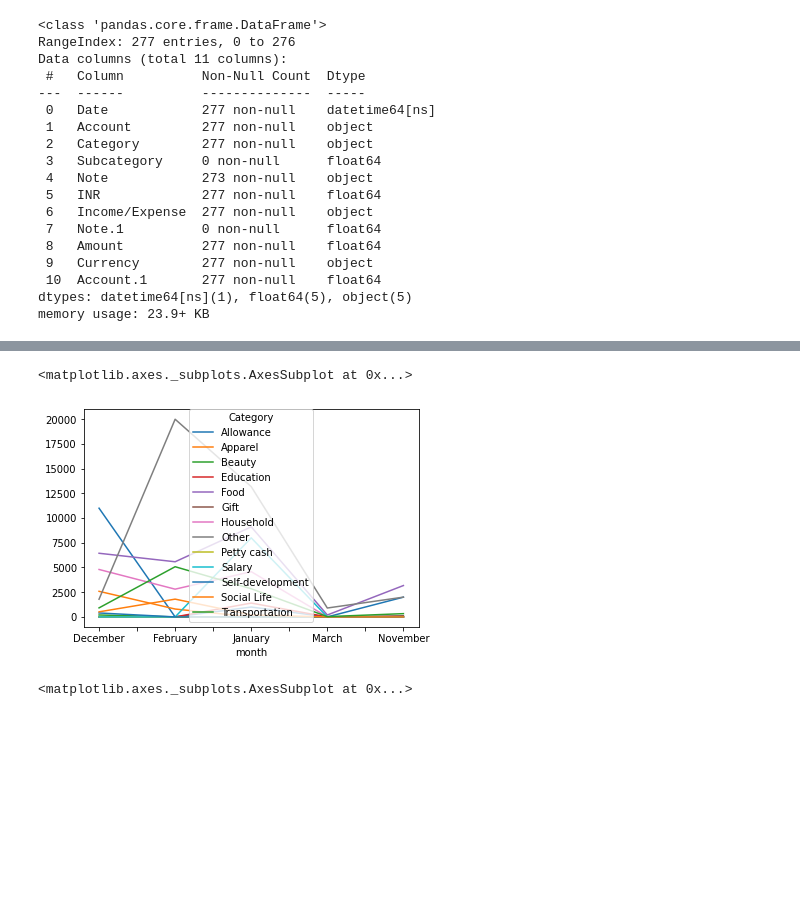
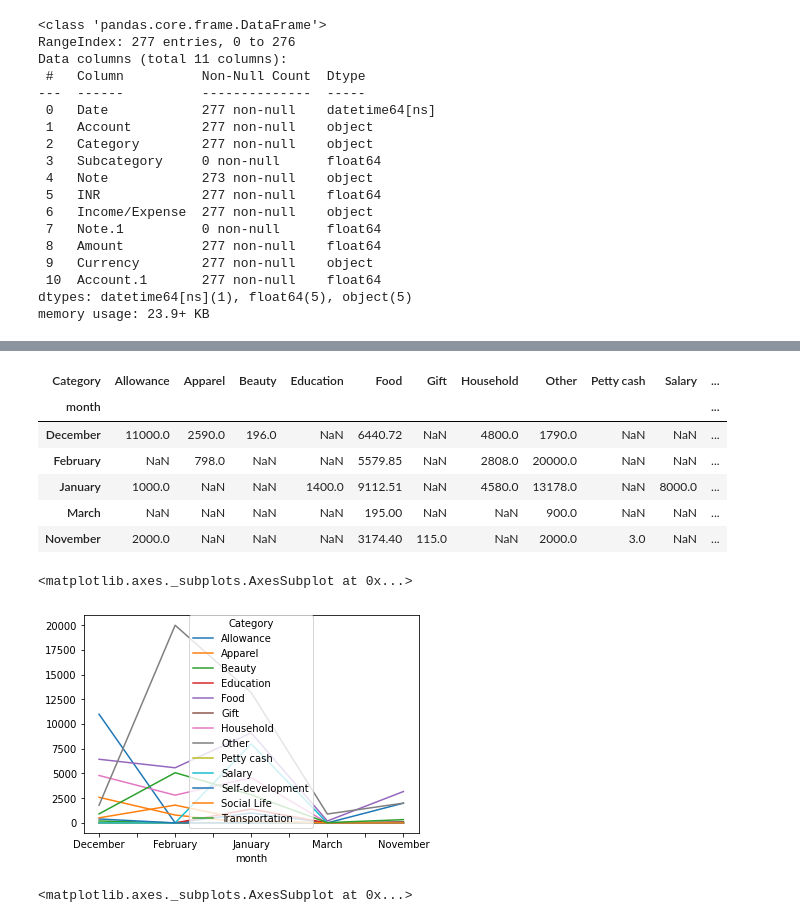
Before and after one commit to Rajatsingh900k/data-science-by-campusX, a Jupyter notebook: Pandas/week 3-Advance Pandas/session_21_multiindex_objects.ipynb, the cells around one changed output, grey strips where cells are left out. Saved outputs shown, nothing was run; the diff lists cells and outputs as text; code cells hidden in the pictures; blank space fills up the shorter version.

```diff
--- a/Pandas/week 3-Advance Pandas/session_21_multiindex_objects.ipynb
+++ b/Pandas/week 3-Advance Pandas/session_21_multiindex_objects.ipynb
@@ -574,6 +606,6 @@ df.pivot_table(index='sex',columns='smoker',values='total_bill',aggfunc='sum',ma
 # %%
 # plotting graphs
-df = pd.read_csv('/content/expense_data.csv')
+df = pd.read_csv('../Datasets/datasets-session-22/expense_data.csv')
 # %%
 df.head()
 # %% [output]
@@ -656,10 +689,21 @@ df.head()
 | 3 | 2022-03-01 18:56:00 | CUB - online payment | Transportation | NaN | Metro | 30.0 | Expense | NaN | 30.0 | INR | ... |
 | 4 | 2022-03-01 18:22:00 | CUB - online payment | Food | NaN | Snacks | 67.0 | Expense | NaN | 67.0 | INR | ... |
 # %%
-df.pivot_table(index='month',columns='Category',values='INR',aggfunc='sum',fill_value=0).plot()
+df.pivot_table(index='month',columns='Category',values='INR',aggfunc='sum')
 # %% [output]
-<matplotlib.axes._subplots.AxesSubplot at 0x...>
-[figure, removed]
+| Category | Allowance | Apparel | Beauty | Education | Food | Gift | Household | Other | Petty cash | Salary | ... |
+| month |  |  |  |  |  |  |  |  |  |  | ... |
+| December | 11000.0 | 2590.0 | 196.0 | NaN | 6440.72 | NaN | 4800.0 | 1790.0 | NaN | NaN | ... |
+| February | NaN | 798.0 | NaN | NaN | 5579.85 | NaN | 2808.0 | 20000.0 | NaN | NaN | ... |
+| January | 1000.0 | NaN | NaN | 1400.0 | 9112.51 | NaN | 4580.0 | 13178.0 | NaN | 8000.0 | ... |
+| March | NaN | NaN | NaN | NaN | 195.00 | NaN | NaN | 900.0 | NaN | NaN | ... |
+| November | 2000.0 | NaN | NaN | NaN | 3174.40 | 115.0 | NaN | 2000.0 | 3.0 | NaN | ... |
+# %%
+# relationship between month and category
+df.pivot_table(index='month',columns='Category',values='INR',aggfunc='sum',fill_value=0).plot()
+# %% [output]
+<matplotlib.axes._subplots.AxesSubplot at 0x...>
+[figure, added]
 # %%
 df.pivot_table(index='month',columns='Income/Expense',values='INR',aggfunc='sum',fill_value=0).plot()
 # %% [output]
```
Also changed, not shown: parts of 16 cells of this notebook.
